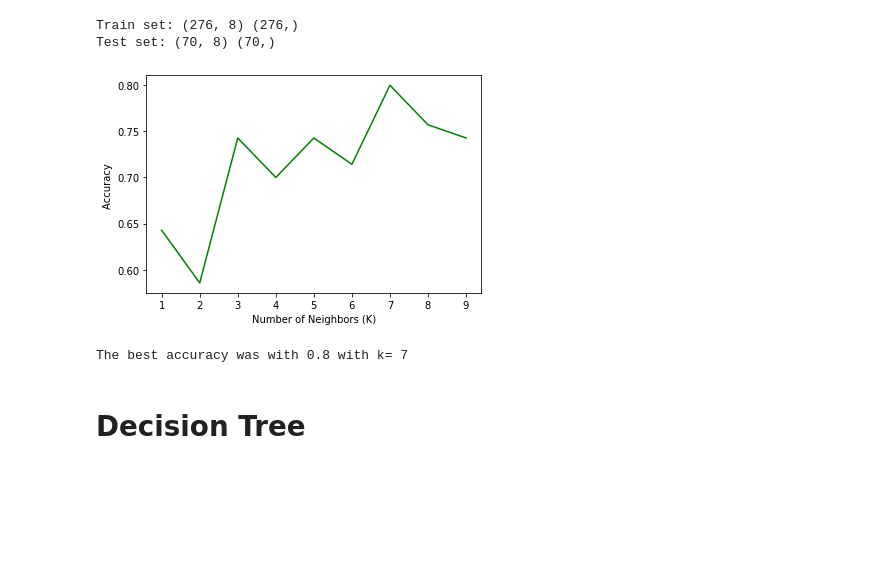
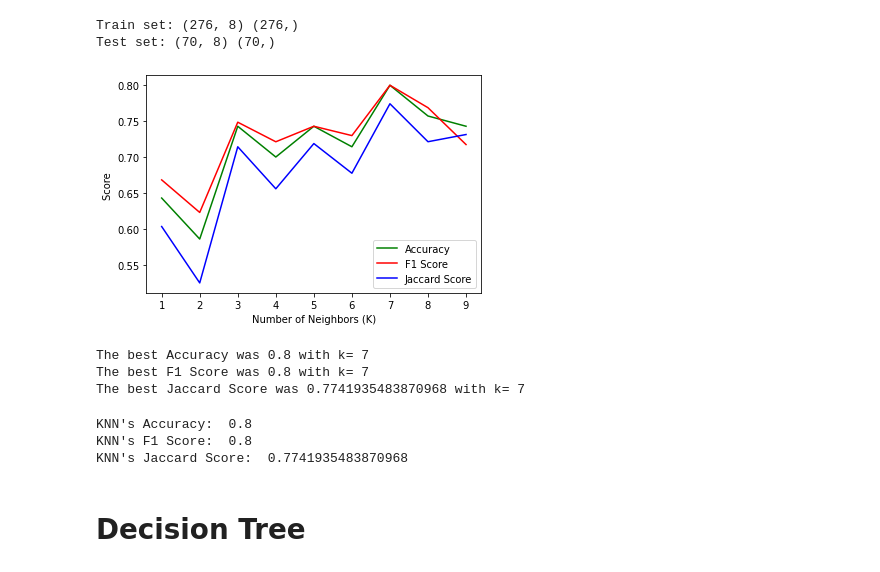
Before and after one commit to jutish/ibm-ml-capstone, a Jupyter notebook: ml0101en-proj-loan-py-v1.ipynb, the cells around one changed output. Drawn from its saved outputs; the diff is of its cells as text; code cells hidden in the pictures; blank space fills up the shorter version.

```diff
--- a/ml0101en-proj-loan-py-v1.ipynb
+++ b/ml0101en-proj-loan-py-v1.ipynb
@@ -287,31 +296,54 @@ Train set: (276, 8) (276,)
 Test set: (70, 8) (70,)
 # %%
 # Finding best K
-from sklearn.neighbors import KNeighborsClassifier
-from sklearn import metrics
-
 Ks = 10
 mean_acc = np.zeros((Ks-1))
-std_acc = np.zeros((Ks-1))
+f1_scores = np.zeros((Ks-1))
+jaccard_scores = np.zeros((Ks-1))
 
 for n in range(1,Ks):
     #Train Model and Predict
     neigh = KNeighborsClassifier(n_neighbors = n).fit(X_train,y_train)
     yhat=neigh.predict(X_test)
     mean_acc[n-1] = metrics.accuracy_score(y_test, yhat)
-    std_acc[n-1]=np.std(yhat==y_test)/np.sqrt(yhat.shape[0])
+    f1_scores[n-1] = f1_score(y_test, yhat, average="weighted")
+    jaccard_scores[n-1] = jaccard_score(y_test, yhat, pos_label='PAIDOFF')
 
 plt.plot(range(1,Ks),mean_acc,'g')
-plt.ylabel('Accuracy ')
+plt.plot(range(1,Ks),f1_scores,'r')
+plt.plot(range(1,Ks),jaccard_scores,'b')
+plt.legend(['Accuracy','F1 Score', 'Jaccard Score'])
+plt.ylabel('Score ')
 plt.xlabel('Number of Neighbors (K)')
 plt.show()
 # %% [output]
-[figure, old version]
+[figure, new version]
-# %%
-knnc = KNeighborsClassifier(n_neighbors = 7).fit(X_train,y_train)
-print( "The best accuracy was with", mean_acc.max(), "with k=", mean_acc.argmax()+1)
-# %% [output]
-The best accuracy was with 0.8 with k= 7
+# %%
+# Get scores results
+print("The best Accuracy was", mean_acc.max(), "with k=", mean_acc.argmax()+1)
+print("The best F1 Score was", f1_scores.max(), "with k=", f1_scores.argmax()+1)
+print("The best Jaccard Score was", jaccard_scores.max(), "with k=", jaccard_scores.argmax()+1)
+# %% [output]
+The best Accuracy was 0.8 with k= 7
+The best F1 Score was 0.8 with k= 7
+The best Jaccard Score was 0.7741935483870968 with k= 7
+# %%
+# Train and predict with the best k = 7
+knnc = KNeighborsClassifier(n_neighbors = 7).fit(X_train,y_train)
+y_pred = knnc.predict(X_test)
+
+# Get Scores
+knnc_accuracy = metrics.accuracy_score(y_test, y_pred)
+knnc_f1_score = f1_score(y_test, y_pred, average="weighted")
+kncc_jaccard_score = jaccard_score(y_test, y_pred, pos_label='PAIDOFF')
+
+print("KNN's Accuracy: ", knnc_accuracy)
+print("KNN's F1 Score: ", knnc_f1_score)
+print("KNN's Jaccard Score: ", kncc_jaccard_score)
+# %% [output]
+KNN's Accuracy:  0.8
+KNN's F1 Score:  0.8
+KNN's Jaccard Score:  0.7741935483870968
 # %% [markdown]
 # Decision Tree
 # %%
```
Also changed, not shown: parts of 18 cells of this notebook.
